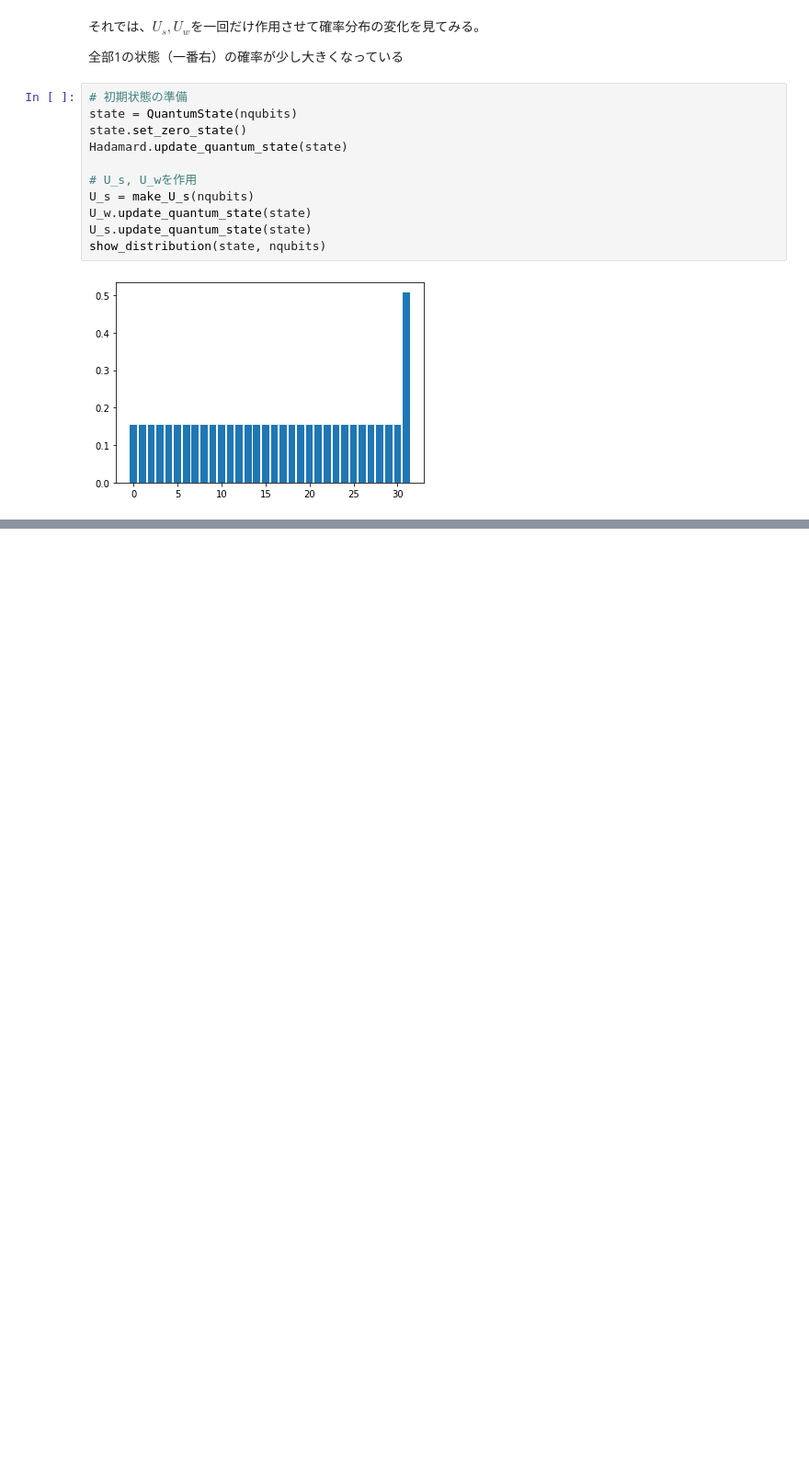
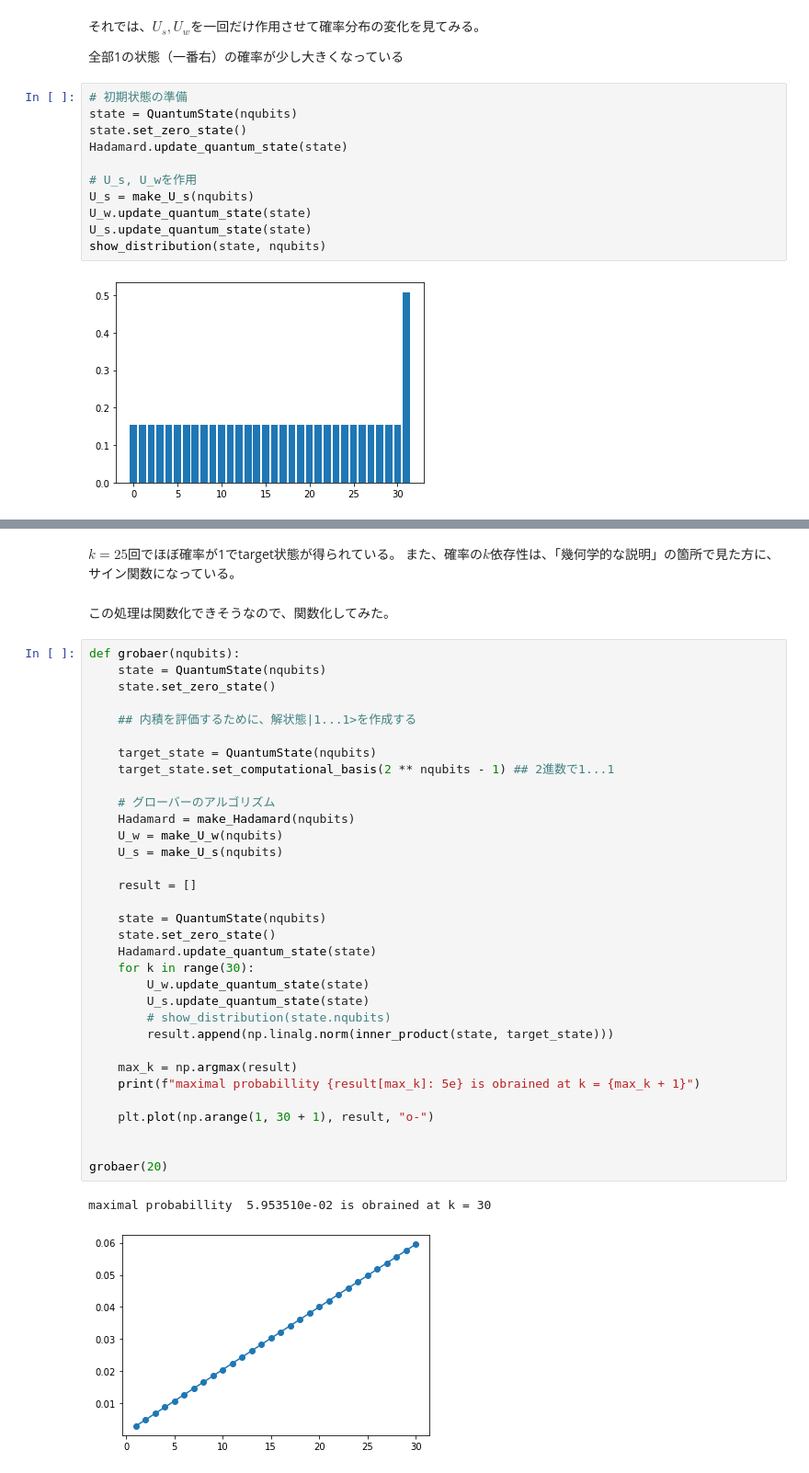
Before and after one commit to KaitoMuraoka/BasicQuantumAlgorithm, a Jupyter notebook: グローバーのアルゴリズム.ipynb, the cells around one changed output, grey strips where cells are left out. Shown at 92% size. Saved outputs shown, nothing was run; the diff lists cells and outputs as text; blank space fills up the shorter version.

```diff
--- a/グローバーのアルゴリズム.ipynb
+++ b/グローバーのアルゴリズム.ipynb
@@ -163,0 +228,41 @@ show_distribution(state, nqubits)
+# %% [markdown]
+$k = 25$回でほぼ確率が1でtarget状態が得られている。
+また、確率の$k$依存性は、「幾何学的な説明」の箇所で見た方に、サイン関数になっている。
+# %% [markdown]
+この処理は関数化できそうなので、関数化してみた。
+# %%
+def grobaer(nqubits):
+    state = QuantumState(nqubits)
+    state.set_zero_state()
+
+    ## 内積を評価するために、解状態|1...1>を作成する
+
+    target_state = QuantumState(nqubits)
+    target_state.set_computational_basis(2 ** nqubits - 1) ## 2進数で1...1
+
+    # グローバーのアルゴリズム
+    Hadamard = make_Hadamard(nqubits)
+    U_w = make_U_w(nqubits)
+    U_s = make_U_s(nqubits)
+
+    result = []
+
+    state = QuantumState(nqubits)
+    state.set_zero_state()
+    Hadamard.update_quantum_state(state)
+    for k in range(30):
+        U_w.update_quantum_state(state)
+        U_s.update_quantum_state(state)
+        # show_distribution(state.nqubits)
+        result.append(np.linalg.norm(inner_product(state, target_state)))
+
+    max_k = np.argmax(result)
+    print(f"maximal probabillity {result[max_k]: 5e} is obrained at k = {max_k + 1}")
+
+    plt.plot(np.arange(1, 30 + 1), result, "o-")
+
+
+grobaer(20)
+# %% [output]
+maximal probabillity  5.953510e-02 is obrained at k = 30
+[figure, added]
```
Also changed, not shown: parts of 7 cells of this notebook.
